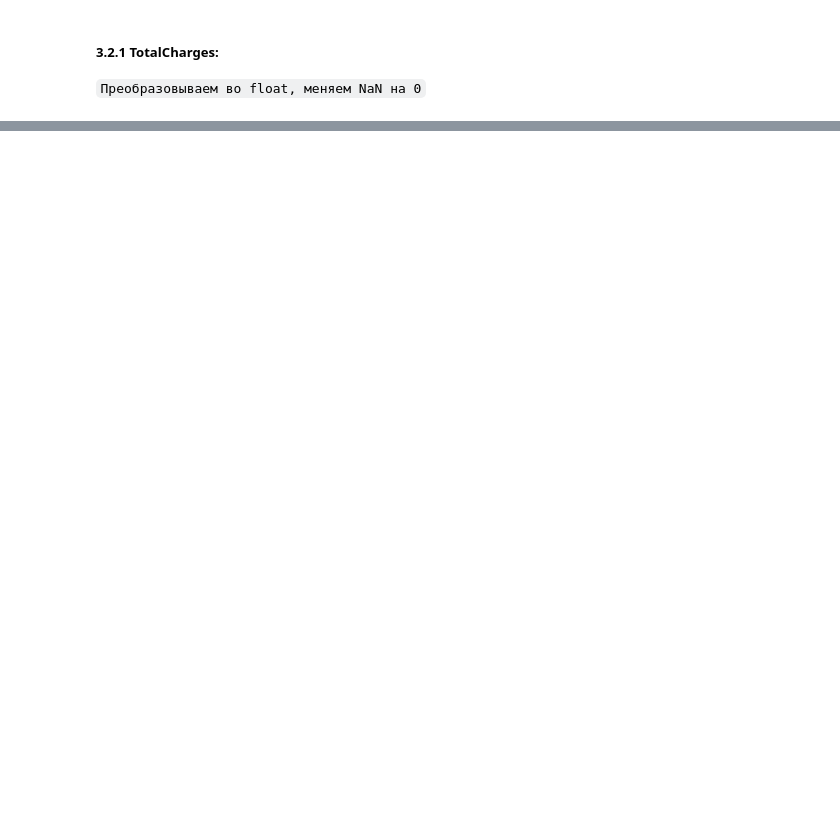
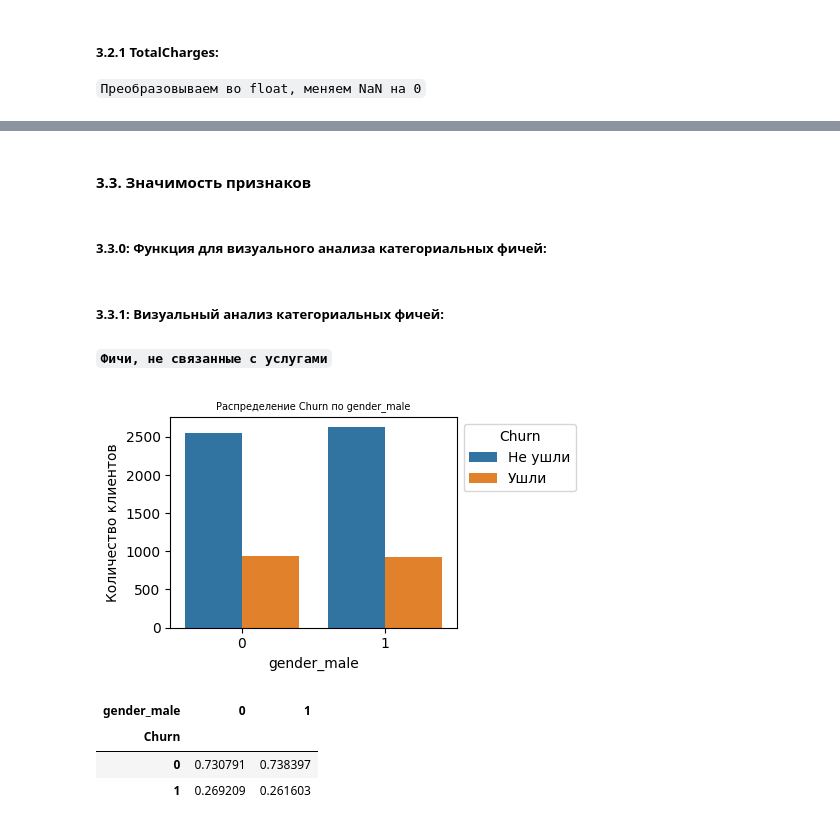
Before and after one commit to yo1oo0/portfolio, a Jupyter notebook: DataAnalysis/TelcoCustomerChurn/LogRegTelecomChurn.ipynb, the cells around one changed output, grey strips where cells are left out. Drawn from its saved outputs; the diff is of its cells as text; code cells hidden in the pictures; blank space fills up the shorter version.

```diff
--- a/DataAnalysis/TelcoCustomerChurn/LogRegTelecomChurn.ipynb
+++ b/DataAnalysis/TelcoCustomerChurn/LogRegTelecomChurn.ipynb
@@ -94,0 +151,7 @@ Name: count, dtype: int64
+# %%
+# InternetService разбиваем на несколько переменных, соответсвующих интернет-соединению
+source_df['Internet_DSL'] = (source_df['InternetService'] == 'DSL').astype(int)
+source_df['Internet_Fiber'] = (source_df['InternetService'] == 'Fiber optic').astype(int)
+
+# Для чистоты уберем InternetService
+source_df.drop(columns=['InternetService'], inplace=True)
@@ -94,0 +168,6 @@ Name: count, dtype: int64
+# %%
+source_df['Contract_1y'] = (source_df['Contract'] == 'One year').astype(int)
+source_df['Contract_2y'] = (source_df['Contract'] == 'Two year').astype(int)
+
+# Для чистоты уберем Contract
+source_df.drop(columns=['Contract'], inplace=True)
@@ -94,0 +184,7 @@ Name: count, dtype: int64
+# %%
+source_df['PaymentMethod_Bank_transfer'] = (source_df['PaymentMethod'] == 'Bank transfer (automatic)').astype(int)
+source_df['PaymentMethod_Credit_card'] = (source_df['PaymentMethod'] == 'Credit card (automatic)').astype(int)
+source_df['PaymentMethod_Mailed_check'] = (source_df['PaymentMethod'] == 'Mailed check').astype(int)
+
+# Для чистоты уберем PaymentMethod
+source_df.drop(columns=['PaymentMethod'], inplace=True)
@@ -94,0 +224,31 @@ Name: count, dtype: int64
+# %% [markdown]
+#### **3.3. Значимость признаков**
+# %% [markdown]
+##### 3.3.0: **Функция для визуального анализа категориальных фичей**:
+# %%
+def plot_crosstab(x_col, hue_col='Churn', data=source_df):
+    """
+    Визуализация crosstab.
+    """
+
+    plt.figure(figsize=(5, 3))
+    sns.countplot(data=data, x=x_col, hue=hue_col)
+    plt.title(f'Распределение {hue_col} по {x_col}', fontsize=7)
+    plt.ylabel('Количество клиентов')
+    plt.legend(title=hue_col, labels=['Не ушли', 'Ушли'], bbox_to_anchor=(1, 1), loc='upper left')
+    plt.tight_layout()
+    plt.show()
+# %% [markdown]
+##### 3.3.1: **Визуальный анализ категориальных фичей**:
+# %% [markdown]
+**`Фичи, не связанные с услугами`**
+# %%
+plot_crosstab('gender_male')
+pd.crosstab(source_df['Churn'], source_df['gender_male'], normalize='columns')
+# Примерно одинково
+# %% [output]
+[figure, added]
+| gender_male | 0 | 1 |
+| Churn |  |  |
+| 0 | 0.730791 | 0.738397 |
+| 1 | 0.269209 | 0.261603 |
```
Also changed, not shown: parts of 50 cells of this notebook.
